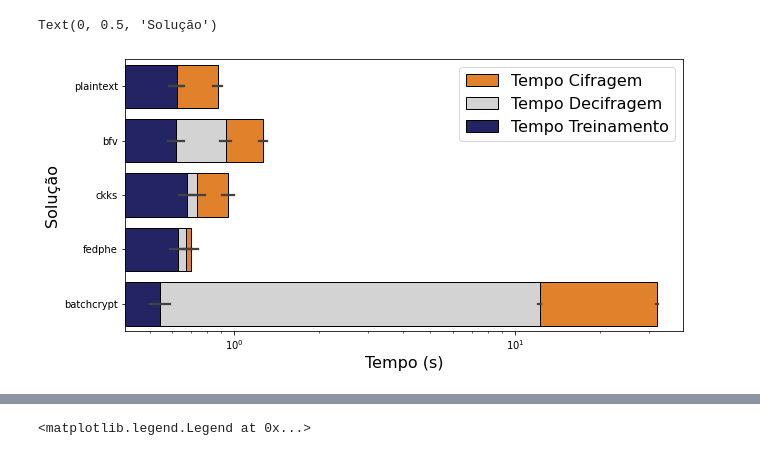
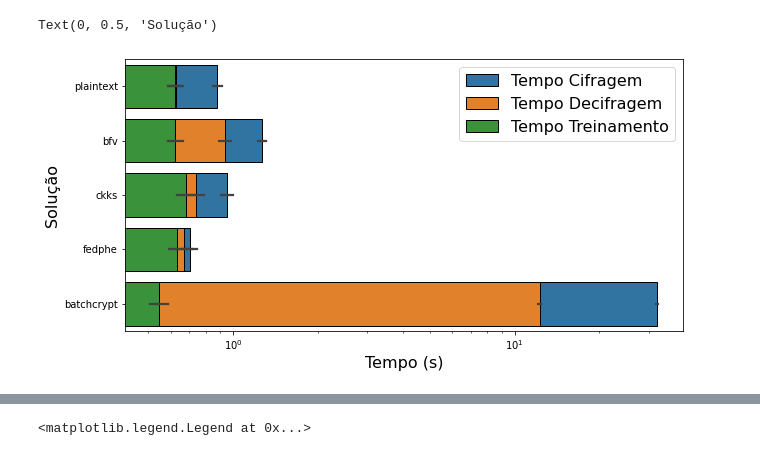
Before and after one commit to Numb4r/NVNL-FL, a Jupyter notebook: plot.ipynb, the cells around one changed output, grey strips where cells are left out. Drawn from its saved outputs; the diff is of its cells as text; code cells hidden in the pictures.

```diff
--- a/plot.ipynb
+++ b/plot.ipynb
@@ -62,18 +60,18 @@ ax[1].legend(fontsize=16)
 # %%
 fig, ax = plt.subplots(figsize=(10, 5))
 
-sns.barplot(data=df, y='SOL', x=df['train_time'].values +
-                 df['decyfer_time'].values + df['cyfer_time'].values, orient='h', color='tab:orange', ec='k', label='Tempo Cifragem')
-sns.barplot(data=df, y='SOL', x=df['train_time'].values +
-                 df['decyfer_time'].values, orient='h', color='lightgray', ec='k', label='Tempo Decifragem')
-sns.barplot(data=df, y='SOL', x='train_time', orient='h', color='midnightblue', ec='k', label='Tempo Treinamento')
+sns.barplot(data=df_train, y='SOL', x=df_train['train_time'].values +
+                 df_train['decyfer_time'].values + df_train['cyfer_time'].values, orient='h', ec='k', label='Tempo Cifragem')
+sns.barplot(data=df_train, y='SOL', x=df_train['train_time'].values +
+                 df_train['decyfer_time'].values, orient='h', ec='k', label='Tempo Decifragem')
+sns.barplot(data=df_train, y='SOL', x='train_time', orient='h', ec='k', label='Tempo Treinamento')
 
 ax.set_xlabel('Tempo (s)', size=16)
 ax.set_xscale('log')
 ax.legend(loc='upper right', fontsize=16)
 ax.set_ylabel('Solução', size=16)
 # %% [output]
 Text(0, 0.5, 'Solução')
-[figure, old version]
+[figure, new version]
 # %%
 fig, ax = plt.subplots(figsize=(10, 5))
```
Also changed, not shown: parts of 5 cells of this notebook, 1 other file.
